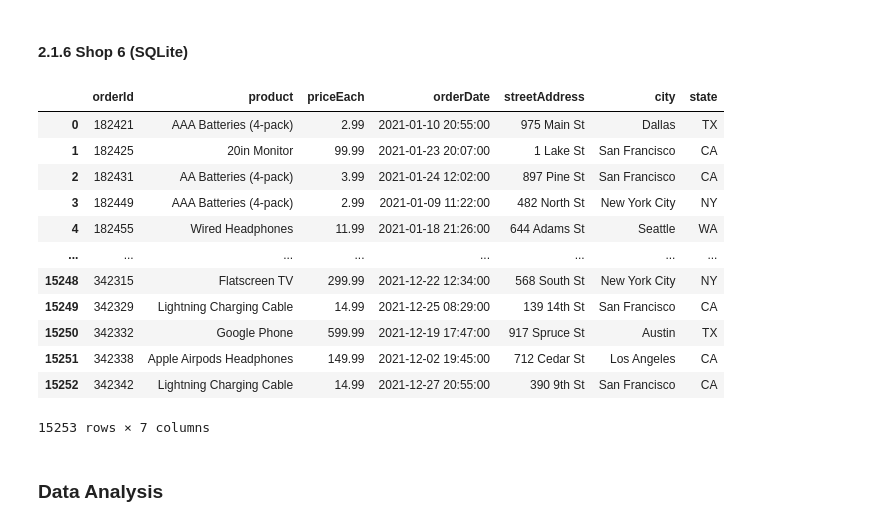
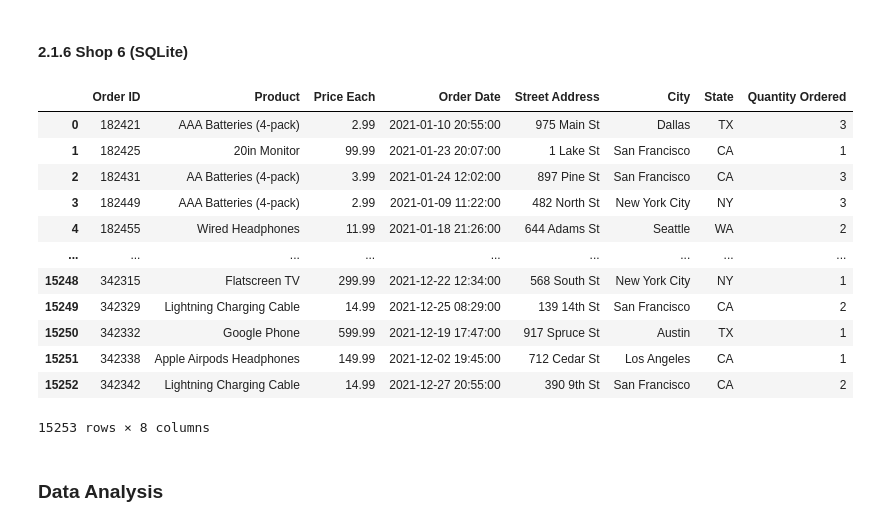
Before and after one commit to sebaahoue/Master-MSE---labos, a Jupyter notebook: DataMgmt/lab4/work/index.ipynb, the cells around one changed output. Saved outputs shown, nothing was run; the diff lists cells and outputs as text; code cells hidden in the pictures.

```diff
--- a/DataMgmt/lab4/work/index.ipynb
+++ b/DataMgmt/lab4/work/index.ipynb
@@ -115,11 +115,13 @@ df_shop4
 #### 2.1.5 Shop 5 (Parquet)
 # %%
 df_shop5 = pd.read_parquet(shop5_file)
-
+df_test = pd.read_parquet(shop5_file)
+df_test_tmp = df_test
 def product_price(product_name):
-    for index, row in df_shop5.iterrows():
-        if row['Product'] == product_name and row['Price Each'] != 0.00:
-            return row['Price Each']
+    return df_shop5.loc[(df_shop5['Product'] == product_name) & (df_shop5['Price Each'] != 0.00)].head(1)["Price Each"]
+    # for index, row in df_shop5.iterrows():
+        # if row['Product'] == product_name and row['Price Each'] != 0.00:
+        #     return row['Price Each']
 
 for index, row in df_shop5.iterrows():
     if row['Price Each'] == 0.00:
@@ -143,23 +145,39 @@ df_shop5
 # %% [markdown]
 #### 2.1.6 Shop 6 (SQLite)
 # %%
+shops_list = [df_shop1, df_shop2, df_shop3, df_shop4, df_shop5]
 cnx = sqlite3.connect(shop6_file)
 df_shop6 = pd.read_sql_query("SELECT * FROM sales", cnx)
+
+
+df_shop6 = df_shop6.rename(columns={
+    'orderId': 'Order ID',
+    'product': 'Product',
+    'priceEach': 'Price Each',
+    'orderDate': 'Order Date',
+    'streetAddress': 'Street Address',
+    'city': 'City',
+    'state': 'State'
+    })
+
+def means_shops(product_name):
+    return int(round(pd.Series([ shop.loc[shop["Product"] == product_name]["Quantity Ordered"].mean() for shop in shops_list]).mean()))
+df_shop6['Quantity Ordered'] = df_shop6.apply(lambda x: means_shops(x["Product"]), axis=1)
 df_shop6
 # %% [output]
-|  | orderId | product | priceEach | orderDate | streetAddress | city | state |
-| 0 | 182421 | AAA Batteries (4-pack) | 2.99 | 2021-01-10 20:55:00 | 975 Main St | Dallas | TX |
-| 1 | 182425 | 20in Monitor | 99.99 | 2021-01-23 20:07:00 | 1 Lake St | San Francisco | CA |
-| 2 | 182431 | AA Batteries (4-pack) | 3.99 | 2021-01-24 12:02:00 | 897 Pine St | San Francisco | CA |
-| 3 | 182449 | AAA Batteries (4-pack) | 2.99 | 2021-01-09 11:22:00 | 482 North St | New York City | NY |
-| 4 | 182455 | Wired Headphones | 11.99 | 2021-01-18 21:26:00 | 644 Adams St | Seattle | WA |
-| ... | ... | ... | ... | ... | ... | ... | ... |
-| 15248 | 342315 | Flatscreen TV | 299.99 | 2021-12-22 12:34:00 | 568 South St | New York City | NY |
-| 15249 | 342329 | Lightning Charging Cable | 14.99 | 2021-12-25 08:29:00 | 139 14th St | San Francisco | CA |
-| 15250 | 342332 | Google Phone | 599.99 | 2021-12-19 17:47:00 | 917 Spruce St | Austin | TX |
-| 15251 | 342338 | Apple Airpods Headphones | 149.99 | 2021-12-02 19:45:00 | 712 Cedar St | Los Angeles | CA |
-| 15252 | 342342 | Lightning Charging Cable | 14.99 | 2021-12-27 20:55:00 | 390 9th St | San Francisco | CA |
+|  | Order ID | Product | Price Each | Order Date | Street Address | City | State | Quantity Ordered |
+| 0 | 182421 | AAA Batteries (4-pack) | 2.99 | 2021-01-10 20:55:00 | 975 Main St | Dallas | TX | 3 |
+| 1 | 182425 | 20in Monitor | 99.99 | 2021-01-23 20:07:00 | 1 Lake St | San Francisco | CA | 1 |
+| 2 | 182431 | AA Batteries (4-pack) | 3.99 | 2021-01-24 12:02:00 | 897 Pine St | San Francisco | CA | 3 |
+| 3 | 182449 | AAA Batteries (4-pack) | 2.99 | 2021-01-09 11:22:00 | 482 North St | New York City | NY | 3 |
+| 4 | 182455 | Wired Headphones | 11.99 | 2021-01-18 21:26:00 | 644 Adams St | Seattle | WA | 2 |
+| ... | ... | ... | ... | ... | ... | ... | ... | ... |
+| 15248 | 342315 | Flatscreen TV | 299.99 | 2021-12-22 12:34:00 | 568 South St | New York City | NY | 1 |
+| 15249 | 342329 | Lightning Charging Cable | 14.99 | 2021-12-25 08:29:00 | 139 14th St | San Francisco | CA | 2 |
+| 15250 | 342332 | Google Phone | 599.99 | 2021-12-19 17:47:00 | 917 Spruce St | Austin | TX | 1 |
+| 15251 | 342338 | Apple Airpods Headphones | 149.99 | 2021-12-02 19:45:00 | 712 Cedar St | Los Angeles | CA | 1 |
+| 15252 | 342342 | Lightning Charging Cable | 14.99 | 2021-12-27 20:55:00 | 390 9th St | San Francisco | CA | 2 |
-15253 rows × 7 columns
+15253 rows × 8 columns
 # %% [markdown]
 ### Data Analysis
 # %% [markdown]
```
Also changed, not shown: parts of 3 cells of this notebook.
